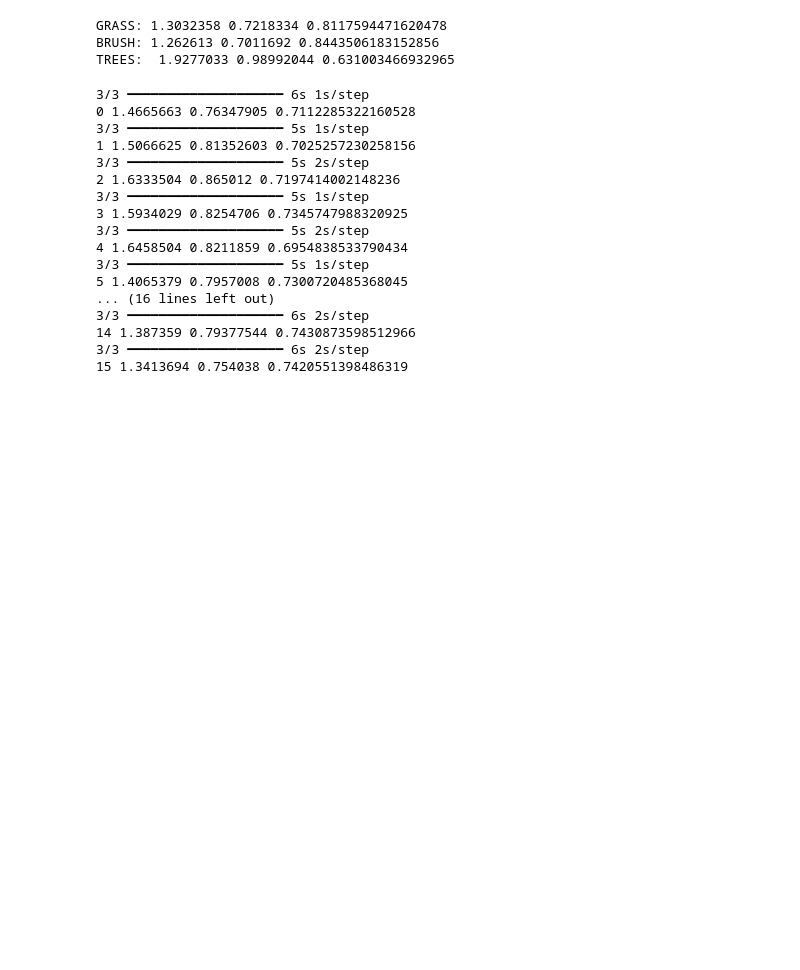
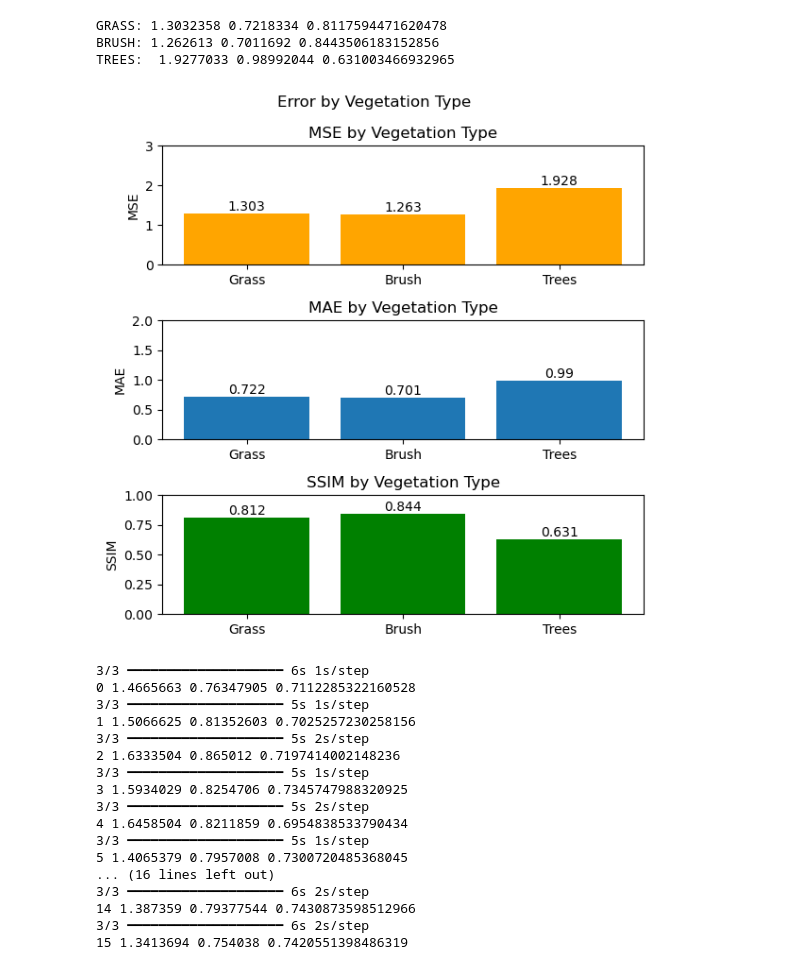
Before and after one commit to janehousley/WindflowPrediction, a Jupyter notebook: WindNinjaCNN.ipynb, the cells around one changed output. Cells and saved outputs as stored; diff of their text form; code cells hidden in the pictures; blank space fills up the shorter version.

```diff
--- a/WindNinjaCNN.ipynb
+++ b/WindNinjaCNN.ipynb
@@ -1212,6 +1215,49 @@ print("TREES: ", trees_mse, trees_mae, trees_ssim)
 GRASS: 1.3032358 0.7218334 0.8117594471620478
 BRUSH: 1.262613 0.7011692 0.8443506183152856
 TREES:  1.9277033 0.98992044 0.631003466932965
+# %%
+
+
+fig = plt.figure(figsize=(6,6))
+ax1 = fig.add_subplot(311)
+ax2 = fig.add_subplot(312)
+ax3 = fig.add_subplot(313)
+vegetation_labels = ['Grass', 'Brush', 'Trees']
+veg_x = np.arange(0,3)- bar_width
+veg_x_1 = np.arange(0,3)+bar_width
+
+vegetation_mse = [grass_mse, brush_mse, trees_mse]
+vegetation_mae = [grass_mae, brush_mae, trees_mae]
+vegetation_ssim = [grass_ssim, brush_ssim, trees_ssim]
+ax1_bars = ax1.bar(vegetation_labels, vegetation_mse, label='MSE', color='orange')
+ax2_bars = ax2.bar(vegetation_labels, vegetation_mae, label="MSE")
+ax3_bars = ax3.bar(vegetation_labels, vegetation_ssim, label='SSIM', color='green')
+
+ax1.set_title("MSE by Vegetation Type")
+ax2.set_title("MAE by Vegetation Type")
+ax3.set_title("SSIM by Vegetation Type")
+
+ax1.set_ylabel("MSE")
+ax2.set_ylabel("MAE")
+ax3.set_ylabel("SSIM")
+
+ax1.set_ylim(0,3)
+ax2.set_ylim(0,2)
+ax3.set_ylim(0,1)
+
+plots_bars = [ax1_bars, ax2_bars, ax3_bars]
+plots = [ax1, ax2, ax3]
+for plot, plots_bars in zip(plots, plots_bars):
+    for bar in plots_bars:
+        height = bar.get_height()
+        plot.text(bar.get_x() + bar.get_width() / 2, height,
+                str(round(height, 3)), ha='center', va='bottom')
+
+fig.suptitle("Error by Vegetation Type")
+fig.tight_layout()
+plt.show()
+# %% [output]
+[figure, added]
 # %%
 wind_mse = []
 wind_mae = []
```
Also changed, not shown: parts of 8 cells of this notebook.
